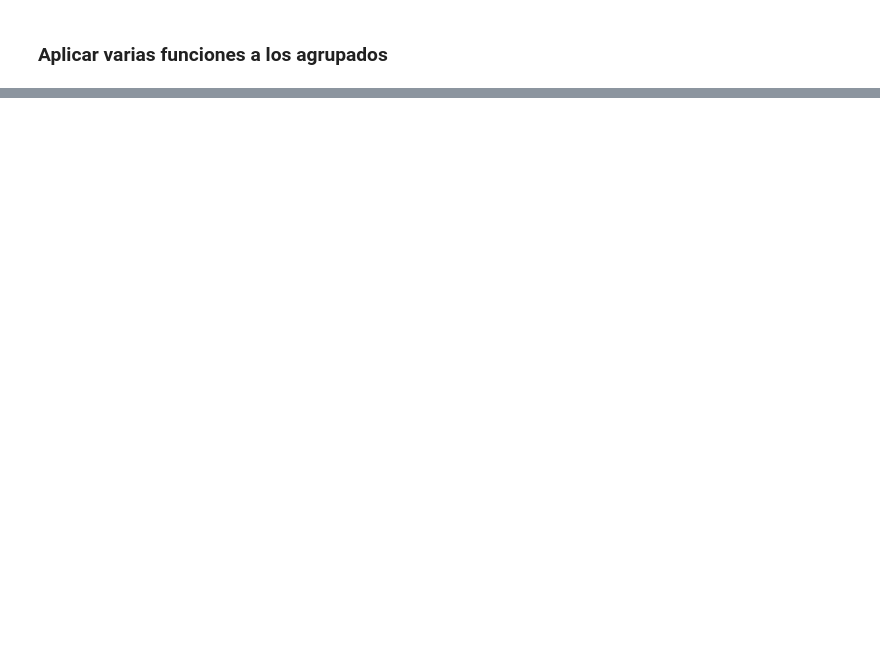
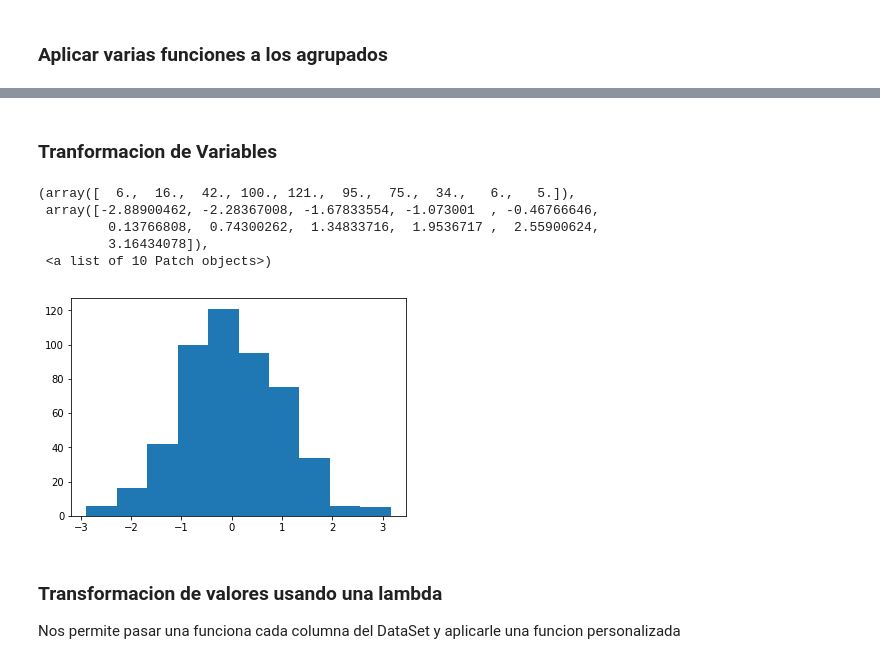
Before and after one commit to antoniosam/ml, a Jupyter notebook: notebooks/T2 - 3 - Data Cleaning - Agrupación de datos.ipynb, the cells around one changed output, grey strips where cells are left out. Saved outputs shown, nothing was run; the diff lists cells and outputs as text; code cells hidden in the pictures; blank space fills up the shorter version.

```diff
--- a/notebooks/T2 - 3 - Data Cleaning - Agrupación de datos.ipynb
+++ b/notebooks/T2 - 3 - Data Cleaning - Agrupación de datos.ipynb
@@ -288,0 +323,19 @@ double_group.aggregate([lambda x : np.mean(x)/ np.std(x)])
+# %% [markdown]
+### Tranformacion de Variables
+# %%
+zscore = lambda x: (x- x.mean())/x.std()
+# %%
+z_group = double_group.transform(zscore)
+# %%
+plt.hist(z_group["Age"])
+# Hemos Tipificado los datos
+# %% [output]
+(array([  6.,  16.,  42., 100., 121.,  95.,  75.,  34.,   6.,   5.]),
+ array([-2.88900462, -2.28367008, -1.67833554, -1.073001  , -0.46766646,
+         0.13766808,  0.74300262,  1.34833716,  1.9536717 ,  2.55900624,
+         3.16434078]),
+ <a list of 10 Patch objects>)
+[figure, added]
+# %% [markdown]
+### Transformacion de valores usando una lambda
+Nos permite pasar una funciona cada columna del DataSet y aplicarle una funcion personalizada
```
Also changed, not shown: parts of 59 cells of this notebook.
